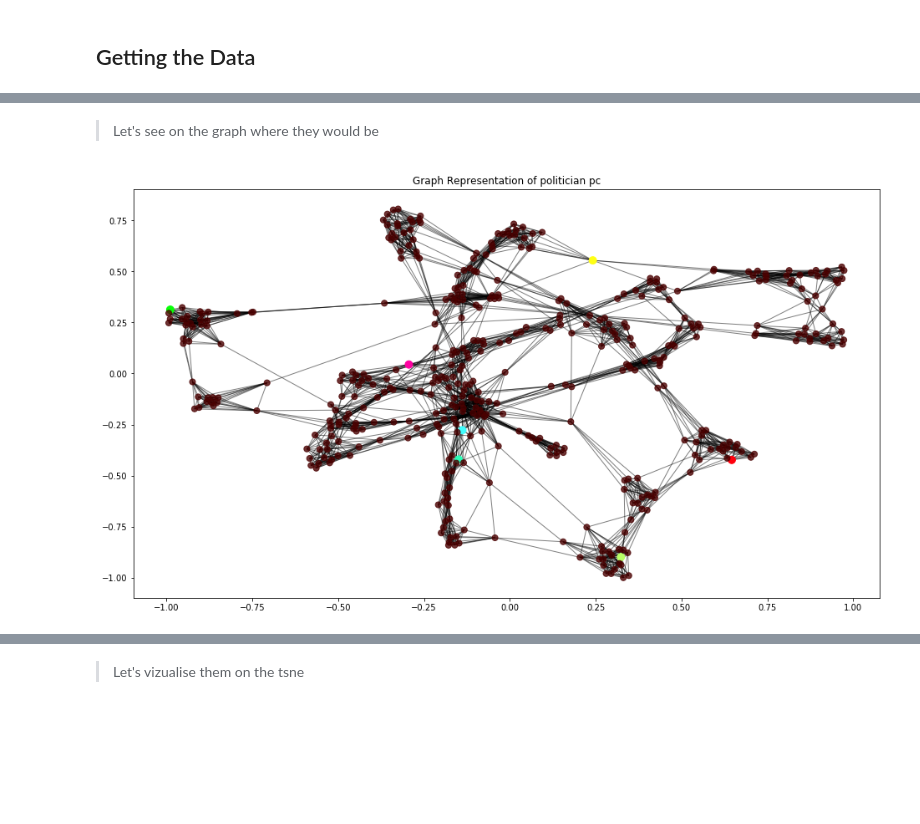
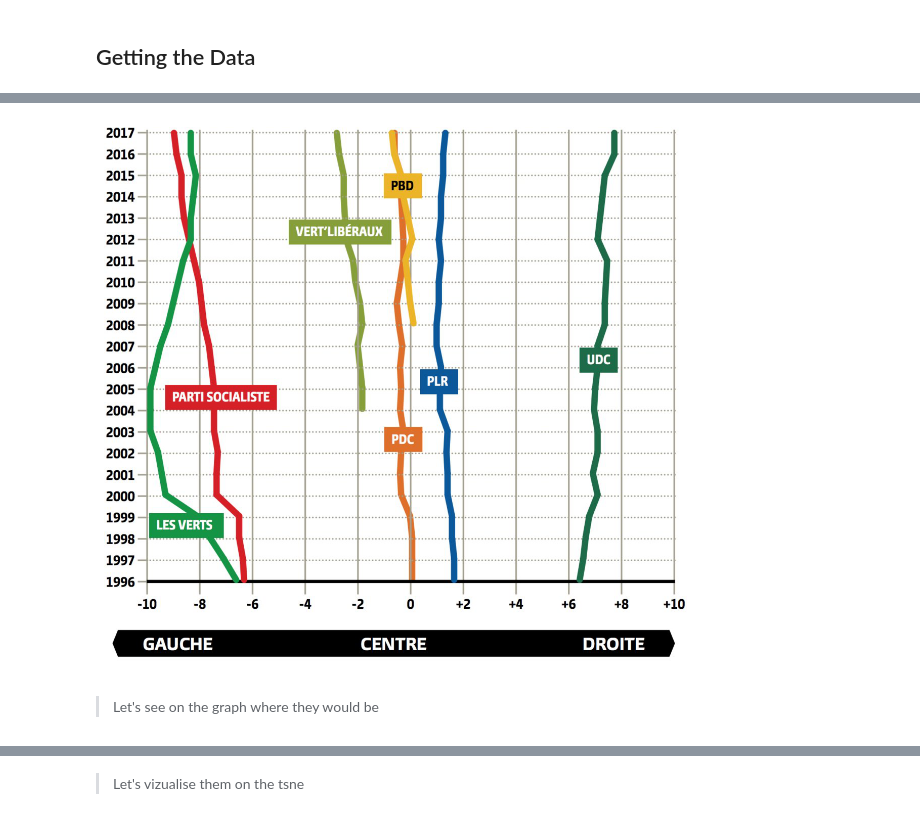
Before and after one commit to guarin/voting_behavior_analysis, a Jupyter notebook: src/Part_3.ipynb, the cells around one changed output, grey strips where cells are left out. Cells and saved outputs as stored; diff of their text form; code cells hidden in the pictures; blank space fills up the shorter version.

```diff
--- a/src/Part_3.ipynb
+++ b/src/Part_3.ipynb
@@ -274,42 +295,12 @@ better_conselor_df
+# %%
+from PIL import Image
+from io import BytesIO
+import requests
+url = "https://assets.letemps.ch/sites/default/files/styles/share/public/media/2017/12/07/file6xvmqbr36s4soxt5kjm.png.jpeg?itok=UHqSuRlU"
+response = requests.get(url)
+img = Image.open(BytesIO(response.content))
+img
+# %% [output]
+[figure, added]
 # %% [markdown]
 > Let's see on the graph where they would be
-# %%
-#Plotting the graph
-
-plt.figure(figsize=(16,9))
-G = knn_graph
-labels = np.array(list(nx.get_edge_attributes(G,'weight').values()))
-
-def get_name(idx):
-    row = better_conselor_df.loc[better_conselor_df.index == idx]
-    return str(row["FirstName"].values[0] +" "+row["LastName"].values[0]+" ("+ row["PartyAbbreviation"].values[0]+ ")")
-## assign a node attribute
-my_category_dict = {0:"Some rando"}
-for idx,node in better_conselor_idxs:
-    my_category_dict[node] = get_name(idx)
-
-for node in G.nodes():
-    G.node[node]['category'] = my_category_dict.get(node, "Some rando")
-
- ## Create list of plotting attributes
-colors = ["xkcd:dried blood",'xkcd:bright cyan','xkcd:bright red','xkcd:yellow','xkcd:greenish cyan','xkcd:shocking pink','xkcd:light lime green','xkcd:fluorescent green']
-color_map = {x:c for x,c in zip(my_category_dict.values(),colors)}
-
-alphas = [0.8]+[1]*7
-alpha_map = {x:c for x,c in zip(my_category_dict.values(),alphas)}
-
-sizes = [50]+[80]*7
-size_map = {x:c for x,c in zip(my_category_dict.values(),sizes)}
-
-nodes_colors = [color_map[G.node[node]['category']] for node in G]
-nodes_sizes = [size_map[G.node[node]['category']] for node in G]
-nodes_alphas = [alpha_map[G.node[node]['category']] for node in G]
-
-## plotting the graph with given atttributes
-pos = nx.spring_layout(G)
-nx.draw_networkx_nodes(G,pos, node_color=nodes_colors,node_size=nodes_sizes,alpha=nodes_alphas)
-nx.draw_networkx_edges(G, pos, alpha=.5)
-plt.title("Graph Representation of politician pc")
-plt.show()
-# %% [output]
-[figure, removed]
```
Also changed, not shown: parts of 56 cells of this notebook.
